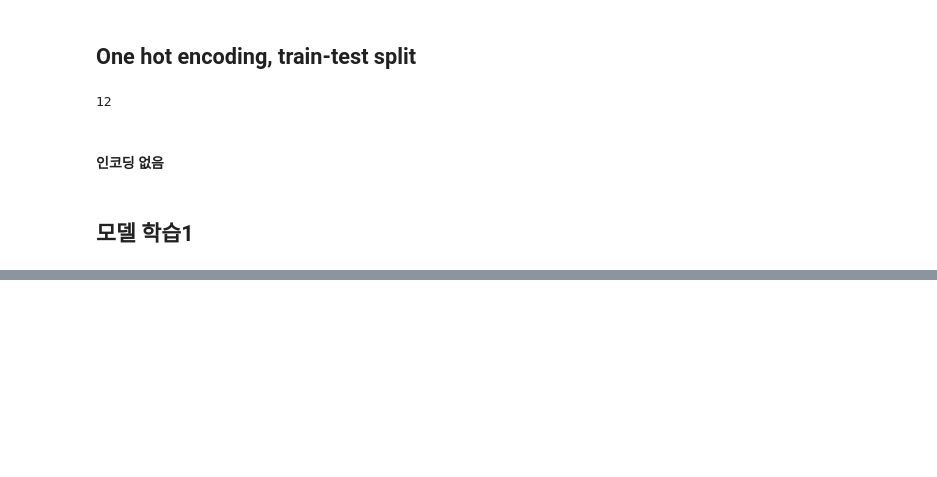
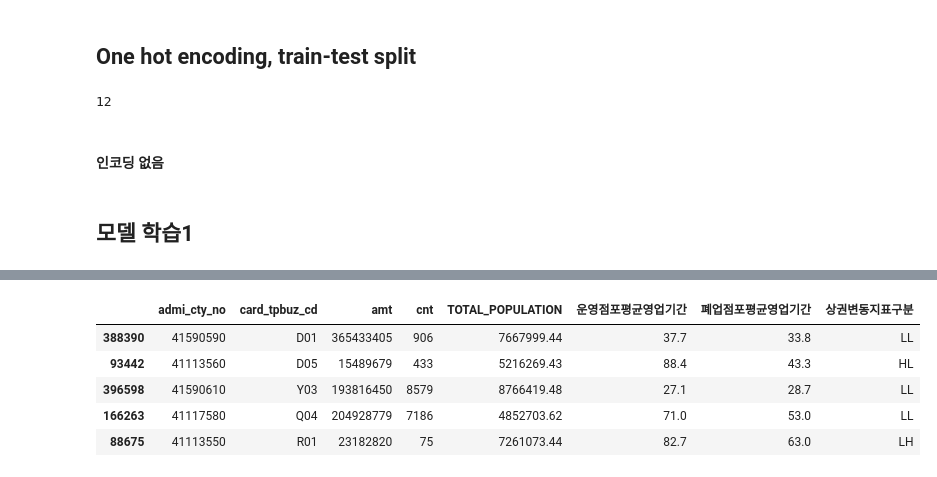
Before and after one commit to analysis-team-2/analysis-team-2-rep, a Jupyter notebook: analysis/preprocessing/autogluonModeling2.ipynb, the cells around one changed output, grey strips where cells are left out. Cells and saved outputs as stored; diff of their text form; code cells hidden in the pictures; blank space fills up the shorter version.

```diff
--- a/analysis/preprocessing/autogluonModeling2.ipynb
+++ b/analysis/preprocessing/autogluonModeling2.ipynb
@@ -387,0 +547,9 @@ predictor = TabularPredictor.load(r"AutogluonModels\ag-20240712_120603")
+# %%
+test_df.head()
+# %% [output]
+|  | admi_cty_no | card_tpbuz_cd | amt | cnt | TOTAL_POPULATION | 운영점포평균영업기간 | 폐업점포평균영업기간 | 상권변동지표구분 |
+| 388390 | 41590590 | D01 | 365433405 | 906 | 7667999.44 | 37.7 | 33.8 | LL |
+| 93442 | 41113560 | D05 | 15489679 | 433 | 5216269.43 | 88.4 | 43.3 | HL |
+| 396598 | 41590610 | Y03 | 193816450 | 8579 | 8766419.48 | 27.1 | 28.7 | LL |
+| 166263 | 41117580 | Q04 | 204928779 | 7186 | 4852703.62 | 71.0 | 53.0 | LL |
+| 88675 | 41113550 | R01 | 23182820 | 75 | 7261073.44 | 82.7 | 63.0 | LH |
```
Also changed, not shown: parts of 8 cells of this notebook, 10 other files.
